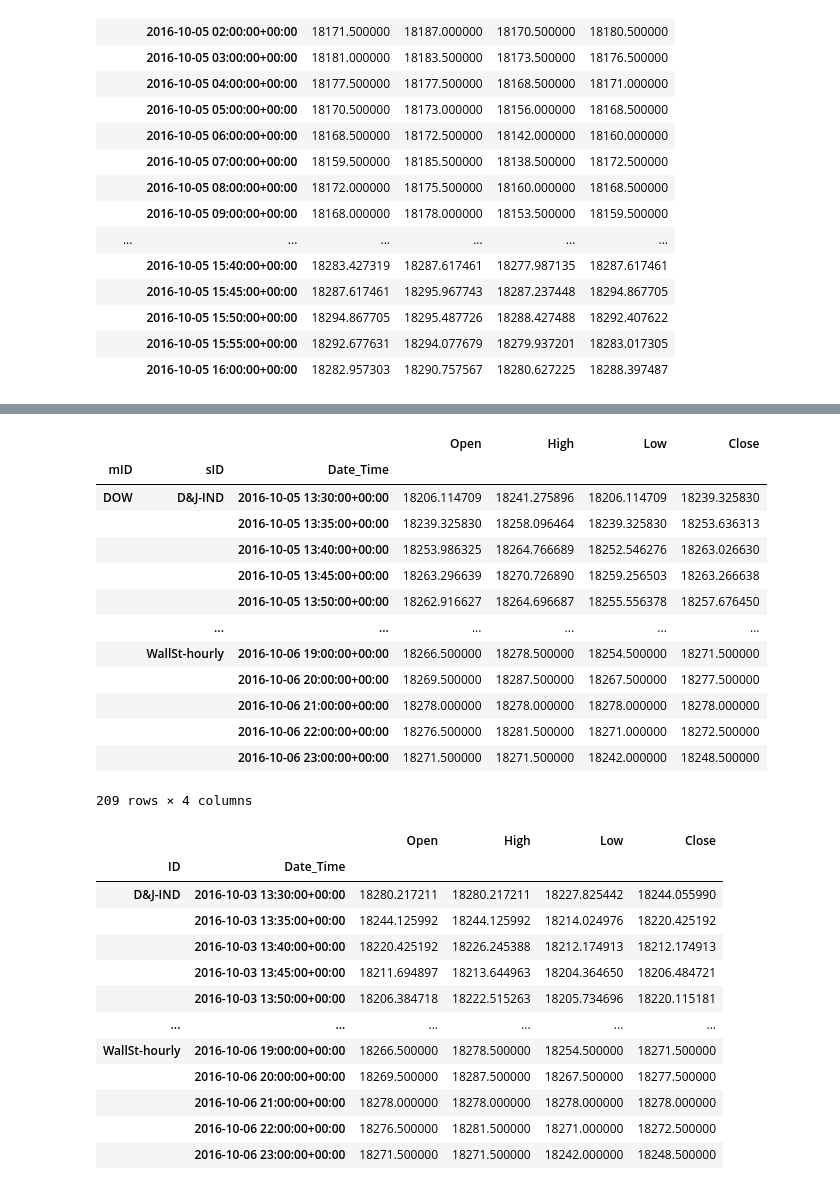
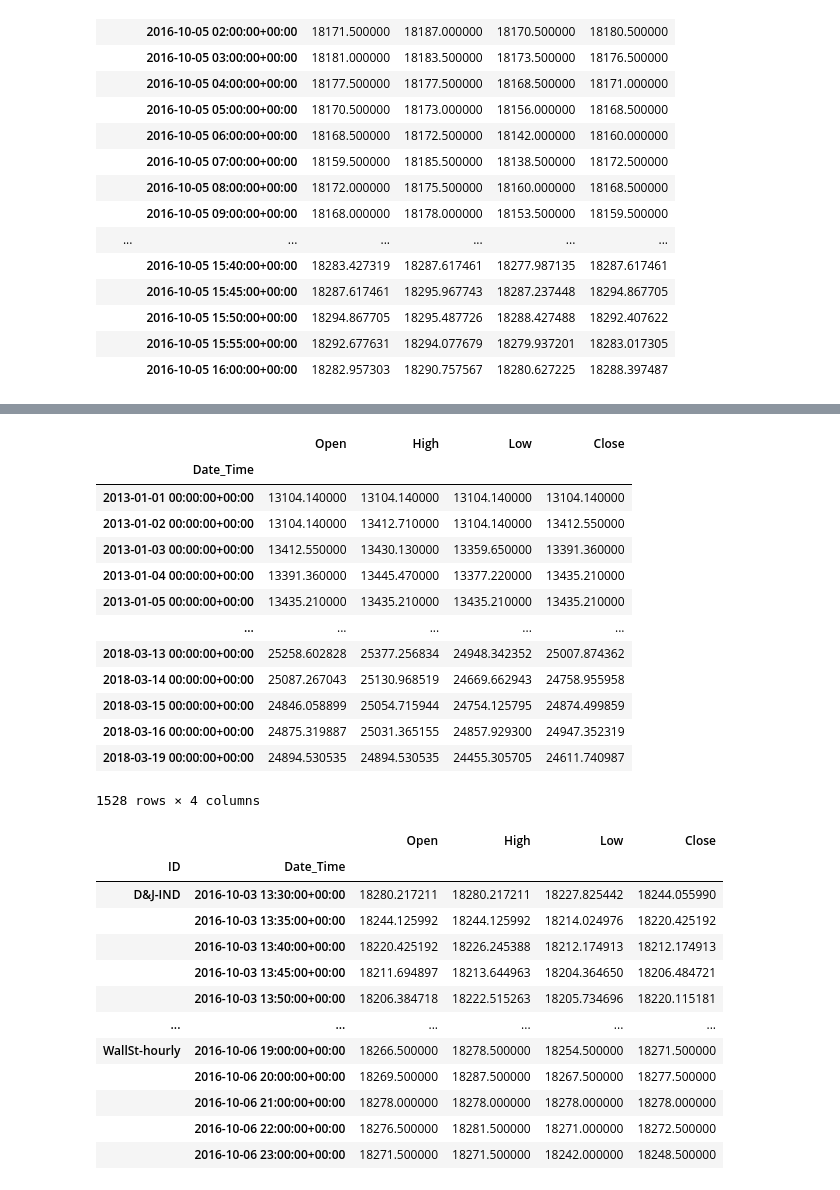
Before and after one commit to cwilko/marketinsights-price-aggregator, a Jupyter notebook: samples/Sandbox.ipynb, the cells around one changed output, grey strips where cells are left out. Drawn from its saved outputs; the diff is of its cells as text; code cells hidden in the pictures.

```diff
--- a/samples/Sandbox.ipynb
+++ b/samples/Sandbox.ipynb
@@ -260,21 +255,20 @@ MDSData
-# %%
-MDSData.loc[pd.IndexSlice[:, : , "2016-10-05":"2016-10-06"]]
-#MDSData.xs("DOW").xs("D&J-IND")[:'2016-10-05 13:50']
-# %% [output]
-|  |  |  | Open | High | Low | Close |
-| mID | sID | Date_Time |  |  |  |  |
-| DOW | D&J-IND | 2016-10-05 13:30:00+00:00 | 18206.114709 | 18241.275896 | 18206.114709 | 18239.325830 |
-|  |  | 2016-10-05 13:35:00+00:00 | 18239.325830 | 18258.096464 | 18239.325830 | 18253.636313 |
-|  |  | 2016-10-05 13:40:00+00:00 | 18253.986325 | 18264.766689 | 18252.546276 | 18263.026630 |
-|  |  | 2016-10-05 13:45:00+00:00 | 18263.296639 | 18270.726890 | 18259.256503 | 18263.266638 |
-|  |  | 2016-10-05 13:50:00+00:00 | 18262.916627 | 18264.696687 | 18255.556378 | 18257.676450 |
-|  | ... | ... | ... | ... | ... | ... |
-|  | WallSt-hourly | 2016-10-06 19:00:00+00:00 | 18266.500000 | 18278.500000 | 18254.500000 | 18271.500000 |
-|  |  | 2016-10-06 20:00:00+00:00 | 18269.500000 | 18287.500000 | 18267.500000 | 18277.500000 |
-|  |  | 2016-10-06 21:00:00+00:00 | 18278.000000 | 18278.000000 | 18278.000000 | 18278.000000 |
-|  |  | 2016-10-06 22:00:00+00:00 | 18276.500000 | 18281.500000 | 18271.000000 | 18272.500000 |
-|  |  | 2016-10-06 23:00:00+00:00 | 18271.500000 | 18271.500000 | 18242.000000 | 18248.500000 |
-209 rows × 4 columns
+# %%
+MDSData.xs(("DOW", "D&J-IND"))
+# %% [output]
+|  | Open | High | Low | Close |
+| Date_Time |  |  |  |  |
+| 2013-01-01 00:00:00+00:00 | 13104.140000 | 13104.140000 | 13104.140000 | 13104.140000 |
+| 2013-01-02 00:00:00+00:00 | 13104.140000 | 13412.710000 | 13104.140000 | 13412.550000 |
+| 2013-01-03 00:00:00+00:00 | 13412.550000 | 13430.130000 | 13359.650000 | 13391.360000 |
+| 2013-01-04 00:00:00+00:00 | 13391.360000 | 13445.470000 | 13377.220000 | 13435.210000 |
+| 2013-01-05 00:00:00+00:00 | 13435.210000 | 13435.210000 | 13435.210000 | 13435.210000 |
+| ... | ... | ... | ... | ... |
+| 2018-03-13 00:00:00+00:00 | 25258.602828 | 25377.256834 | 24948.342352 | 25007.874362 |
+| 2018-03-14 00:00:00+00:00 | 25087.267043 | 25130.968519 | 24669.662943 | 24758.955958 |
+| 2018-03-15 00:00:00+00:00 | 24846.058899 | 25054.715944 | 24754.125795 | 24874.499859 |
+| 2018-03-16 00:00:00+00:00 | 24875.319887 | 25031.365155 | 24857.929300 | 24947.352319 |
+| 2018-03-19 00:00:00+00:00 | 24894.530535 | 24894.530535 | 24455.305705 | 24611.740987 |
+1528 rows × 4 columns
 # %%
 data = pd.read_pickle("../test/unittest/data/test2.pkl")
 
```
Also changed, not shown: parts of 1 cell of this notebook, 10 other files.
